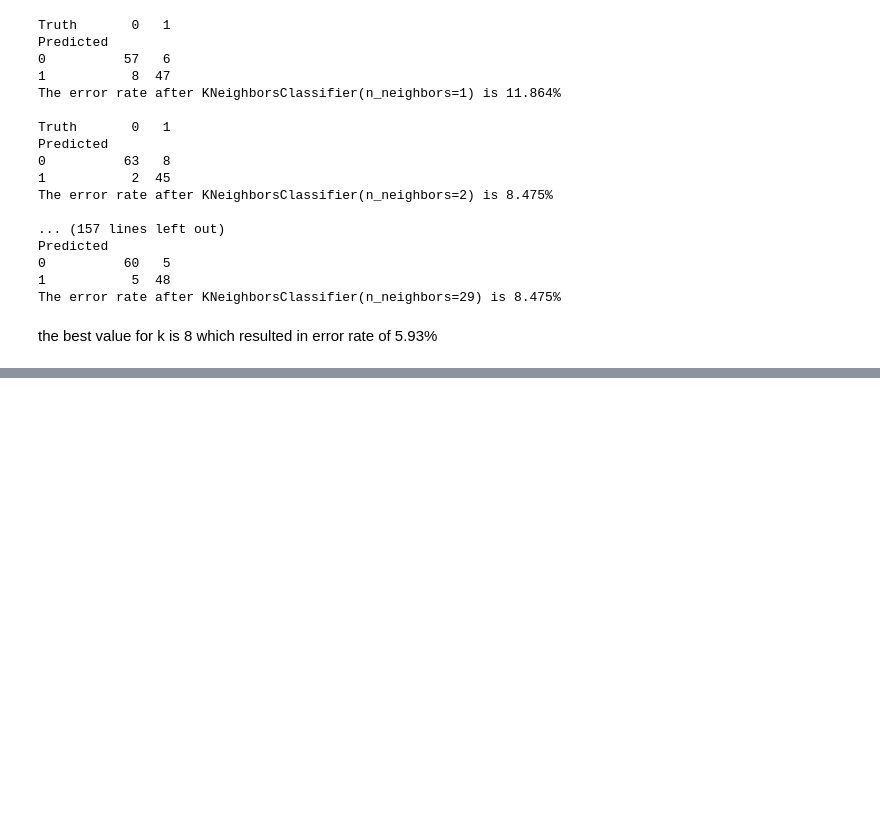
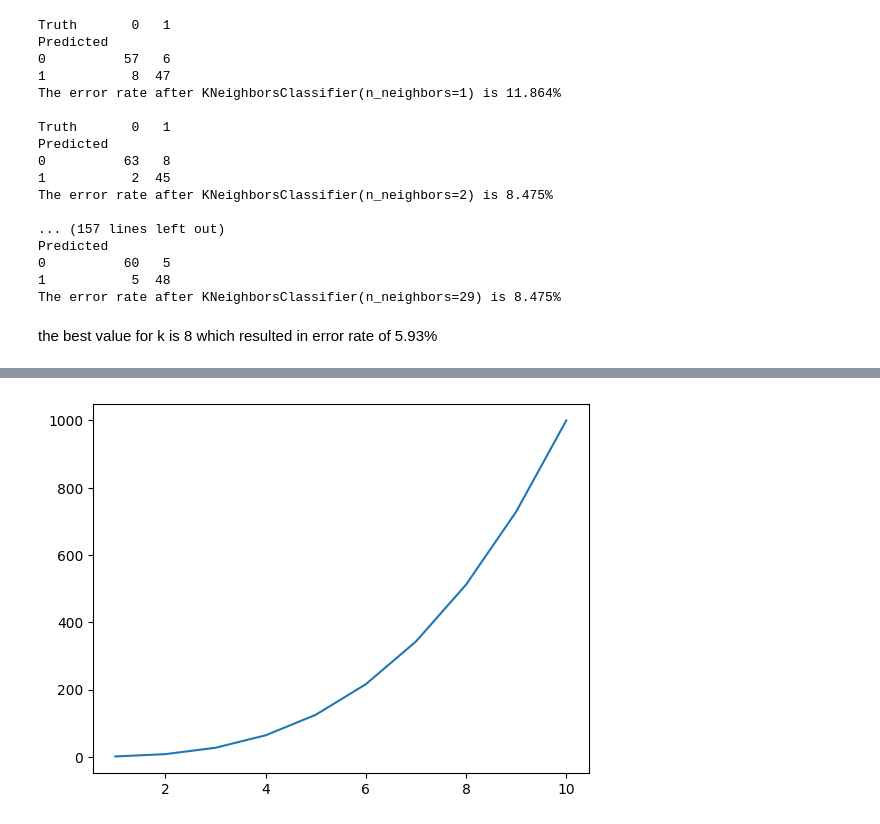
Before and after one commit to sandeshach987/ISLP, a Jupyter notebook: Chapter_4/exercise_4.ipynb, the cells around one changed output, grey strips where cells are left out. Cells and saved outputs as stored; diff of their text form; code cells hidden in the pictures; blank space fills up the shorter version.

```diff
--- a/Chapter_4/exercise_4.ipynb
+++ b/Chapter_4/exercise_4.ipynb
@@ -534,0 +589,9 @@ the best value for k is 8 which resulted in error rate of 5.93%
+# %%
+def PlotPower(seq, pow):
+    x = seq
+    y = x**pow
+    plt.plot(x,y)
+# %%
+PlotPower(np.arange(1,11), 3)
+# %% [output]
+[figure, added]
```
Also changed, not shown: parts of 14 cells of this notebook.
